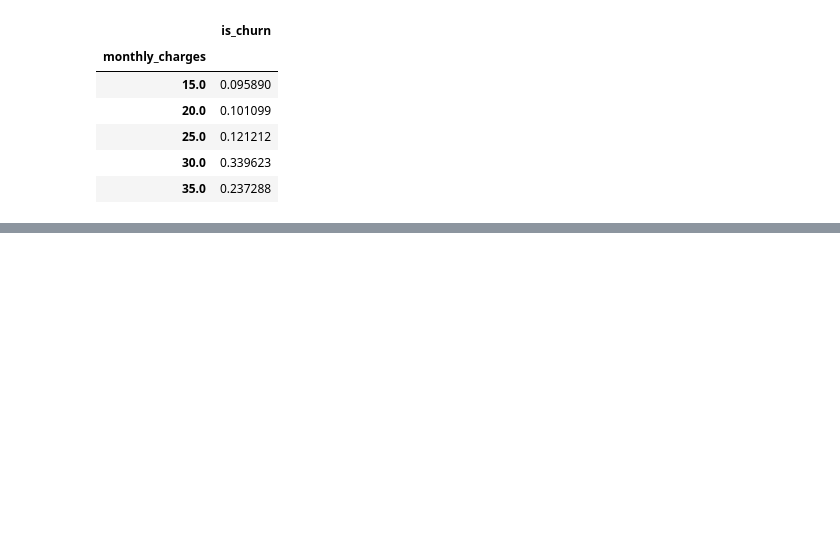
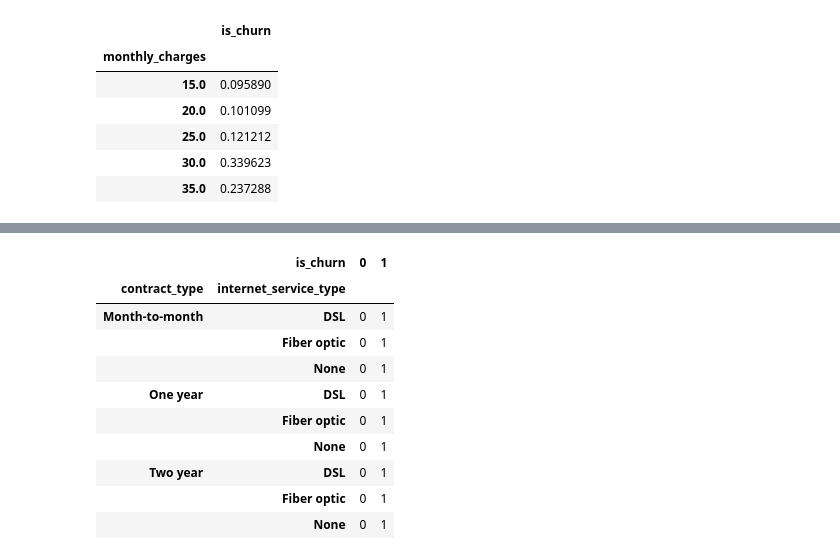
Before and after one commit to Rooster-Warrior/analyzing-customer-churn, a Jupyter notebook: Noah_working_notebook.ipynb, the cells around one changed output, grey strips where cells are left out. Drawn from its saved outputs; the diff is of its cells as text; code cells hidden in the pictures; blank space fills up the shorter version.

```diff
--- a/Noah_working_notebook.ipynb
+++ b/Noah_working_notebook.ipynb
@@ -239,0 +247,14 @@ pd.pivot_table(train, values="monthly_charges", index=group, columns="churn", ag
+# %%
+pd.crosstab(columns=train.is_churn, index=([train.contract_type, train.internet_service_type]), values=train.is_churn, aggfunc='mean')
+# %% [output]
+|  | is_churn | 0 | 1 |
+| contract_type | internet_service_type |  |  |
+| Month-to-month | DSL | 0 | 1 |
+|  | Fiber optic | 0 | 1 |
+|  | None | 0 | 1 |
+| One year | DSL | 0 | 1 |
+|  | Fiber optic | 0 | 1 |
+|  | None | 0 | 1 |
+| Two year | DSL | 0 | 1 |
+|  | Fiber optic | 0 | 1 |
+|  | None | 0 | 1 |
```
Also changed, not shown: parts of 15 cells of this notebook.
